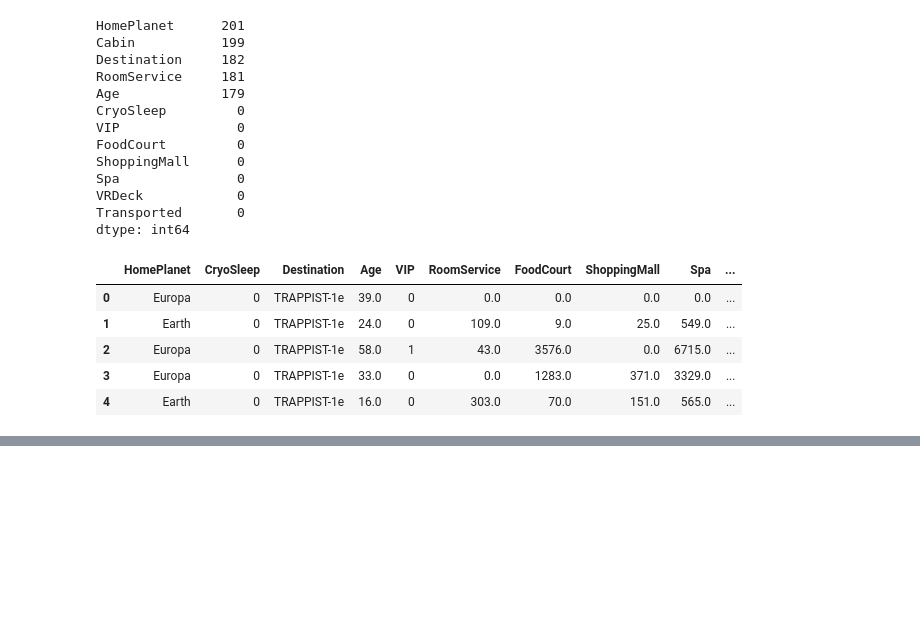
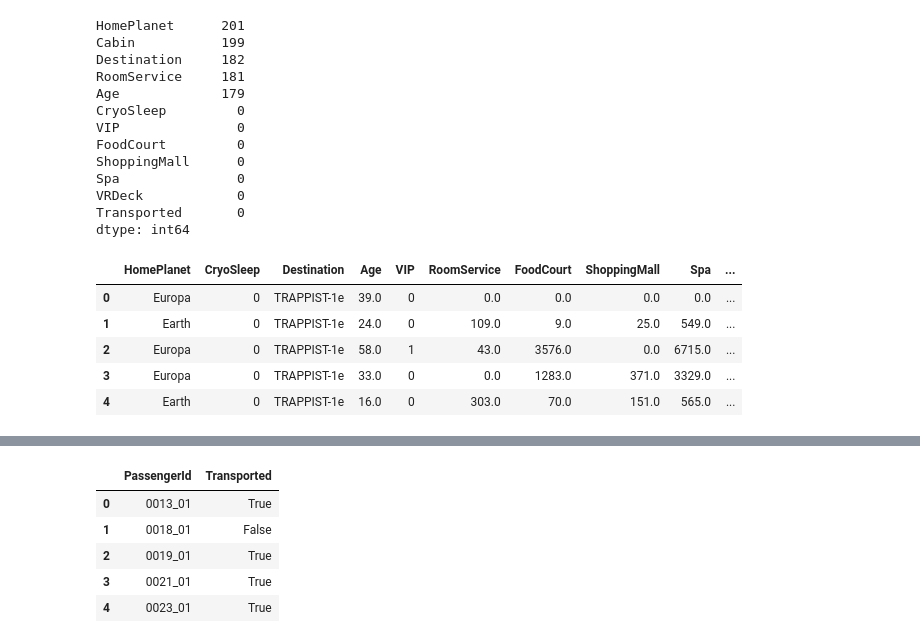
Before and after one commit to cangqiongyishao/KaggleCompetition, a Jupyter notebook: Spaceship Titanic/Spaceship Titanic with TFDF.ipynb, the cells around one changed output, grey strips where cells are left out. Saved outputs shown, nothing was run; the diff lists cells and outputs as text; code cells hidden in the pictures; blank space fills up the shorter version.

```diff
--- a/Spaceship Titanic/Spaceship Titanic with TFDF.ipynb
+++ b/Spaceship Titanic/Spaceship Titanic with TFDF.ipynb
@@ -145,0 +278,13 @@ dataset_df.head(5)
+# %%
+sample_submission_df=pd.read_csv('sample_submission.csv')
+sample_submission_df['Transported'] = n_predictions
+
+sample_submission_df.to_csv('submission.csv',index=False)
+sample_submission_df.head()
+# %% [output]
+|  | PassengerId | Transported |
+| 0 | 0013_01 | True |
+| 1 | 0018_01 | False |
+| 2 | 0019_01 | True |
+| 3 | 0021_01 | True |
+| 4 | 0023_01 | True |
```
Also changed, not shown: parts of 13 cells of this notebook.
